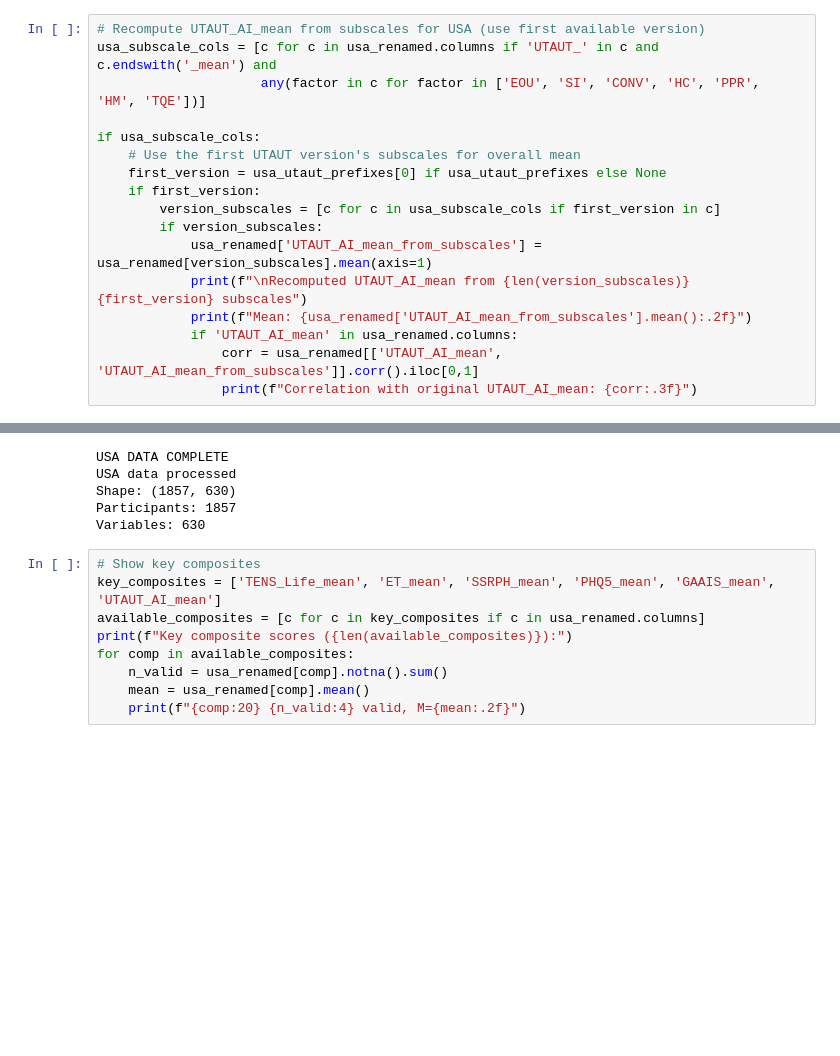
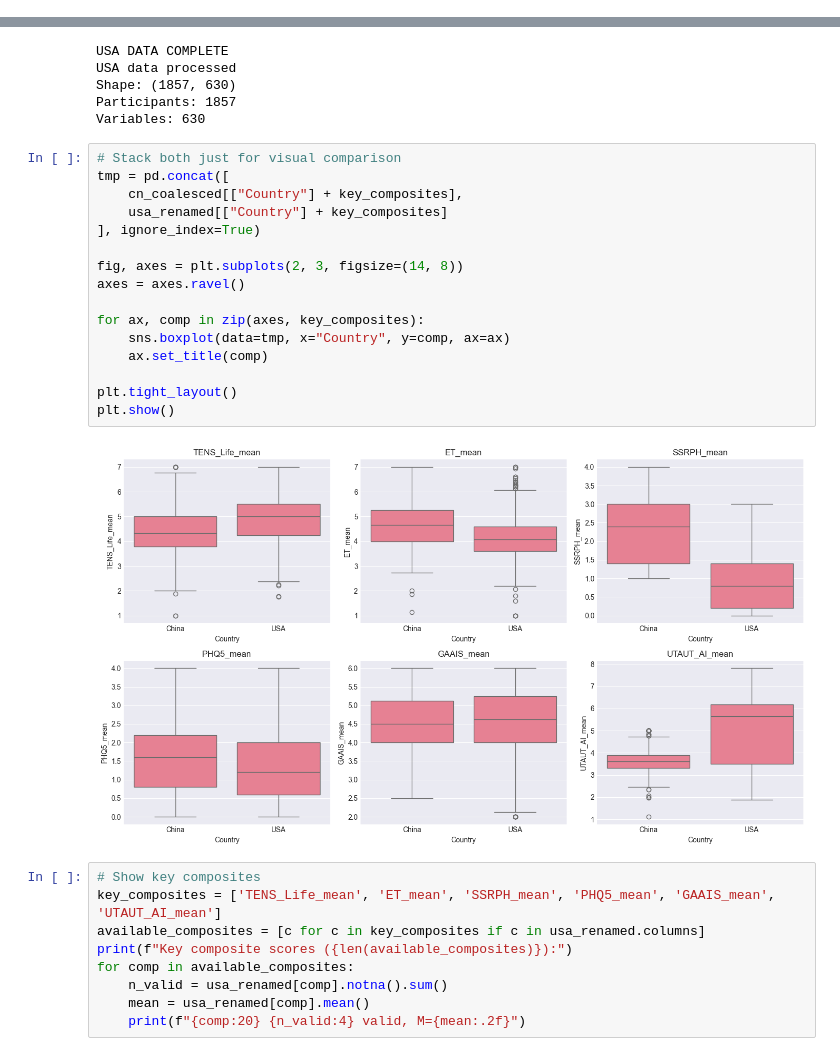
Before and after one commit to ZhaoJackson/AI_Attitude_Psychotherapy, a Jupyter notebook: Exploratory_Data_Analysis.ipynb, the cells around one changed output, grey strips where cells are left out. Cells and saved outputs as stored; diff of their text form; blank space fills up the shorter version.

```diff
--- a/Exploratory_Data_Analysis.ipynb
+++ b/Exploratory_Data_Analysis.ipynb
@@ -550,17 +460,0 @@ Total USA UTAUT subscales: 0
-# %%
-# Recompute UTAUT_AI_mean from subscales for USA (use first available version)
-usa_subscale_cols = [c for c in usa_renamed.columns if 'UTAUT_' in c and c.endswith('_mean') and
-                     any(factor in c for factor in ['EOU', 'SI', 'CONV', 'HC', 'PPR', 'HM', 'TQE'])]
-
-if usa_subscale_cols:
-    # Use the first UTAUT version's subscales for overall mean
-    first_version = usa_utaut_prefixes[0] if usa_utaut_prefixes else None
-    if first_version:
-        version_subscales = [c for c in usa_subscale_cols if first_version in c]
-        if version_subscales:
-            usa_renamed['UTAUT_AI_mean_from_subscales'] = usa_renamed[version_subscales].mean(axis=1)
-            print(f"\nRecomputed UTAUT_AI_mean from {len(version_subscales)} {first_version} subscales")
-            print(f"Mean: {usa_renamed['UTAUT_AI_mean_from_subscales'].mean():.2f}")
-            if 'UTAUT_AI_mean' in usa_renamed.columns:
-                corr = usa_renamed[['UTAUT_AI_mean', 'UTAUT_AI_mean_from_subscales']].corr().iloc[0,1]
-                print(f"Correlation with original UTAUT_AI_mean: {corr:.3f}")
@@ -581,6 +515,24 @@ USA data processed
 Shape: (1857, 630)
 Participants: 1857
 Variables: 630
+# %%
+# Stack both just for visual comparison
+tmp = pd.concat([
+    cn_coalesced[["Country"] + key_composites],
+    usa_renamed[["Country"] + key_composites]
+], ignore_index=True)
+
+fig, axes = plt.subplots(2, 3, figsize=(14, 8))
+axes = axes.ravel()
+
+for ax, comp in zip(axes, key_composites):
+    sns.boxplot(data=tmp, x="Country", y=comp, ax=ax)
+    ax.set_title(comp)
+
+plt.tight_layout()
+plt.show()
+# %% [output]
+[figure, added]
 # %%
 # Show key composites
 key_composites = ['TENS_Life_mean', 'ET_mean', 'SSRPH_mean', 'PHQ5_mean', 'GAAIS_mean', 'UTAUT_AI_mean']
```
Also changed, not shown: parts of 83 cells of this notebook, 4 other files.
